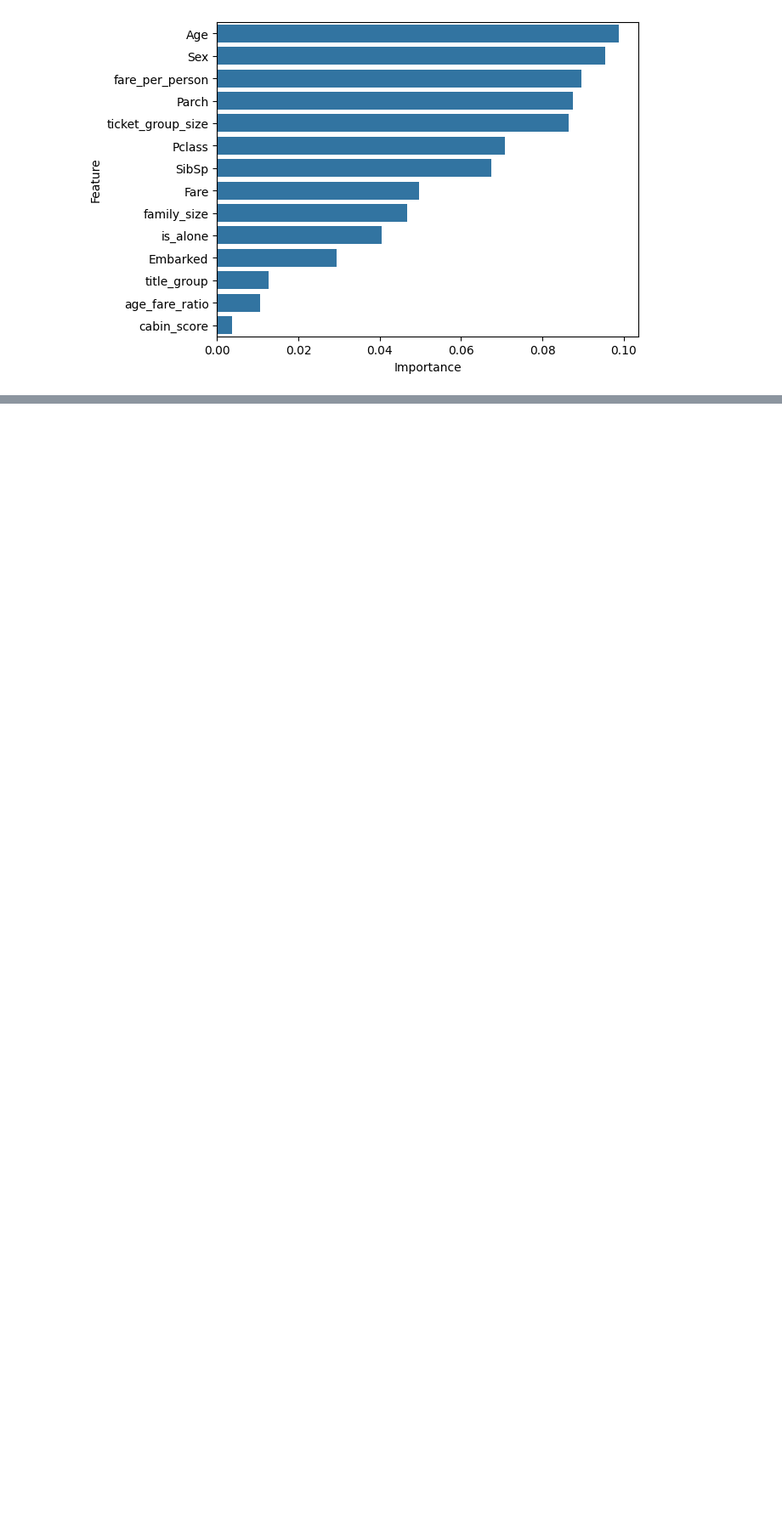
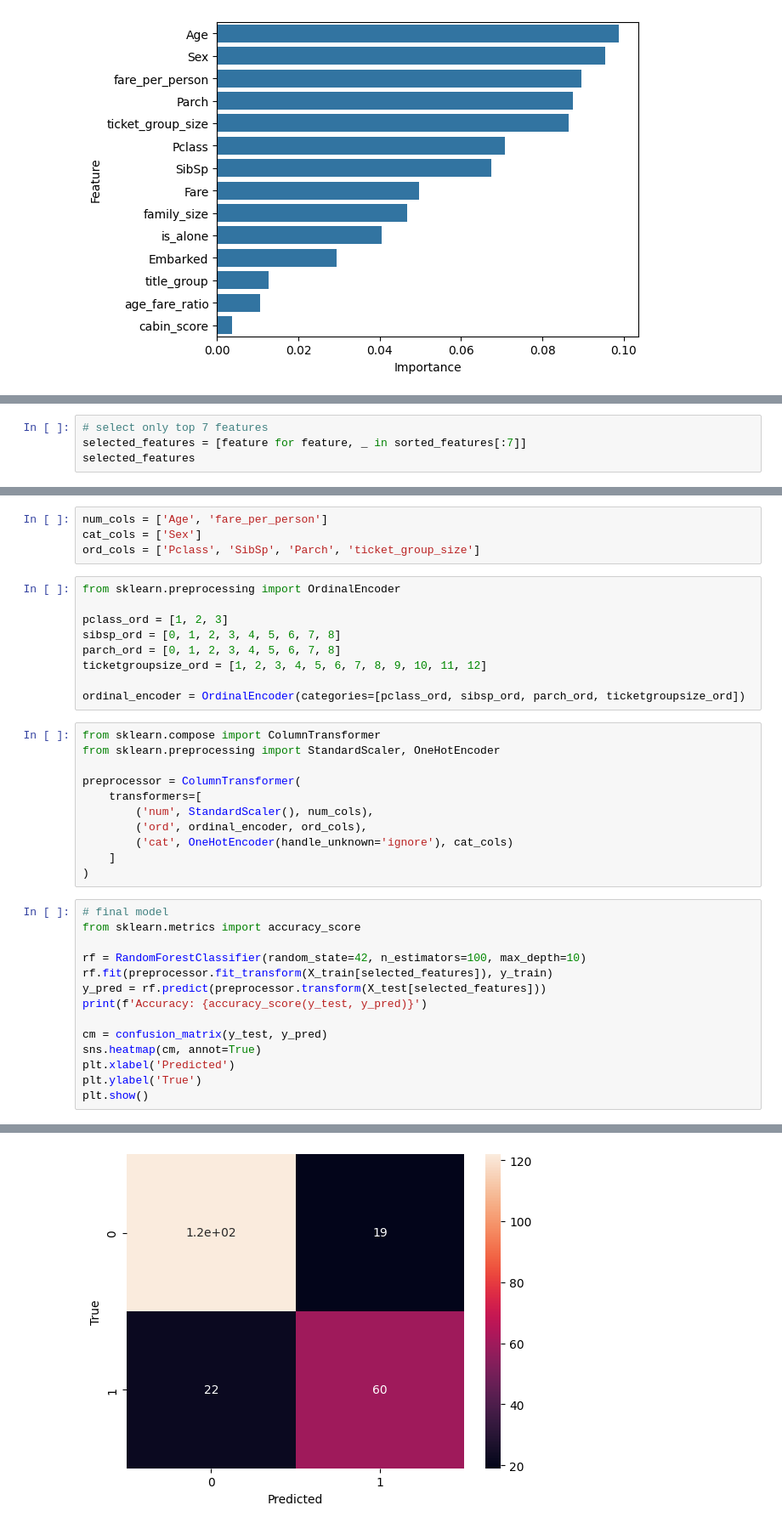
Before and after one commit to hwiminPark/DATA572-Group-7, a Jupyter notebook: main.ipynb, the cells around one changed output, grey strips where cells are left out. Shown at 85% size. Cells and saved outputs as stored; diff of their text form; blank space fills up the shorter version.

Commit message:
add final test metric

```diff
--- a/main.ipynb
+++ b/main.ipynb
@@ -397,0 +401,4 @@ plt.show()
+# %%
+# select only top 7 features
+selected_features = [feature for feature, _ in sorted_features[:7]]
+selected_features
@@ -397,0 +413,39 @@ plt.show()
+# %%
+num_cols = ['Age', 'fare_per_person']
+cat_cols = ['Sex']
+ord_cols = ['Pclass', 'SibSp', 'Parch', 'ticket_group_size']
+# %%
+from sklearn.preprocessing import OrdinalEncoder
+
+pclass_ord = [1, 2, 3]
+sibsp_ord = [0, 1, 2, 3, 4, 5, 6, 7, 8]
+parch_ord = [0, 1, 2, 3, 4, 5, 6, 7, 8]
+ticketgroupsize_ord = [1, 2, 3, 4, 5, 6, 7, 8, 9, 10, 11, 12]
+
+ordinal_encoder = OrdinalEncoder(categories=[pclass_ord, sibsp_ord, parch_ord, ticketgroupsize_ord])
+# %%
+from sklearn.compose import ColumnTransformer
+from sklearn.preprocessing import StandardScaler, OneHotEncoder
+
+preprocessor = ColumnTransformer(
+    transformers=[
+        ('num', StandardScaler(), num_cols),
+        ('ord', ordinal_encoder, ord_cols),
+        ('cat', OneHotEncoder(handle_unknown='ignore'), cat_cols)
+    ]
+)
+# %%
+# final model
+from sklearn.metrics import accuracy_score
+
+rf = RandomForestClassifier(random_state=42, n_estimators=100, max_depth=10)
+rf.fit(preprocessor.fit_transform(X_train[selected_features]), y_train)
+y_pred = rf.predict(preprocessor.transform(X_test[selected_features]))
+print(f'Accuracy: {accuracy_score(y_test, y_pred)}')
+
+cm = confusion_matrix(y_test, y_pred)
+sns.heatmap(cm, annot=True)
+plt.xlabel('Predicted')
+plt.ylabel('True')
+plt.show()
+# %% [output]
@@ -397,0 +453 @@ plt.show()
+[figure, added]
```
Also changed, not shown: parts of 4 cells of this notebook.
